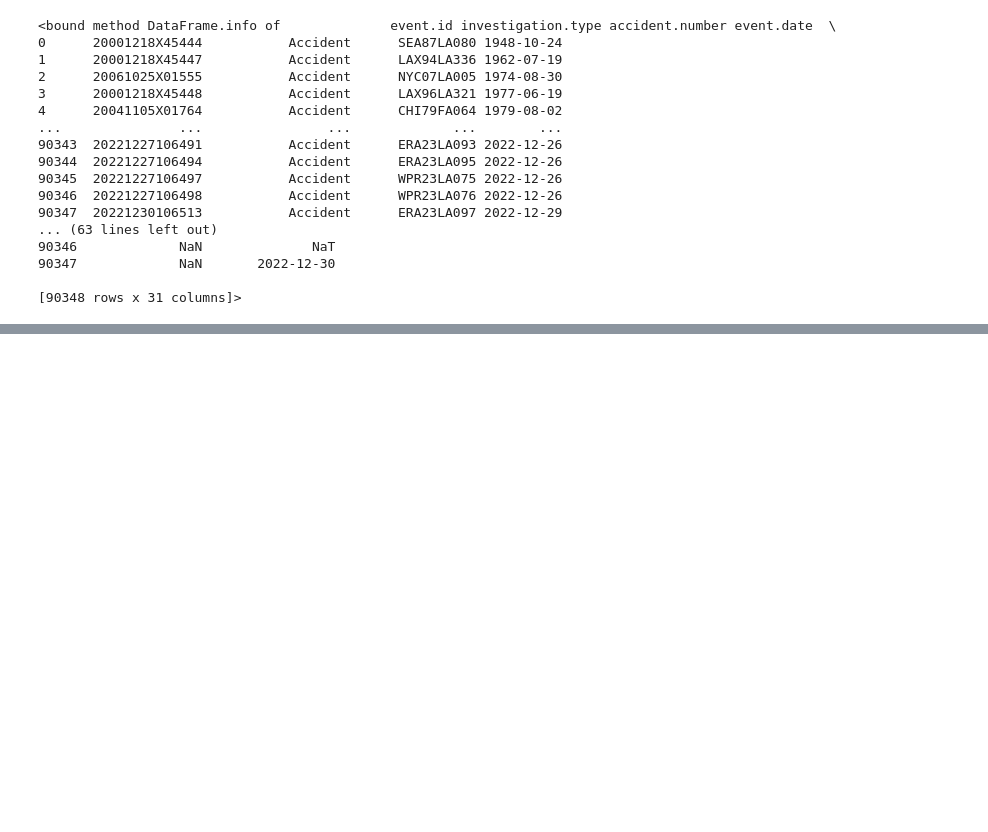
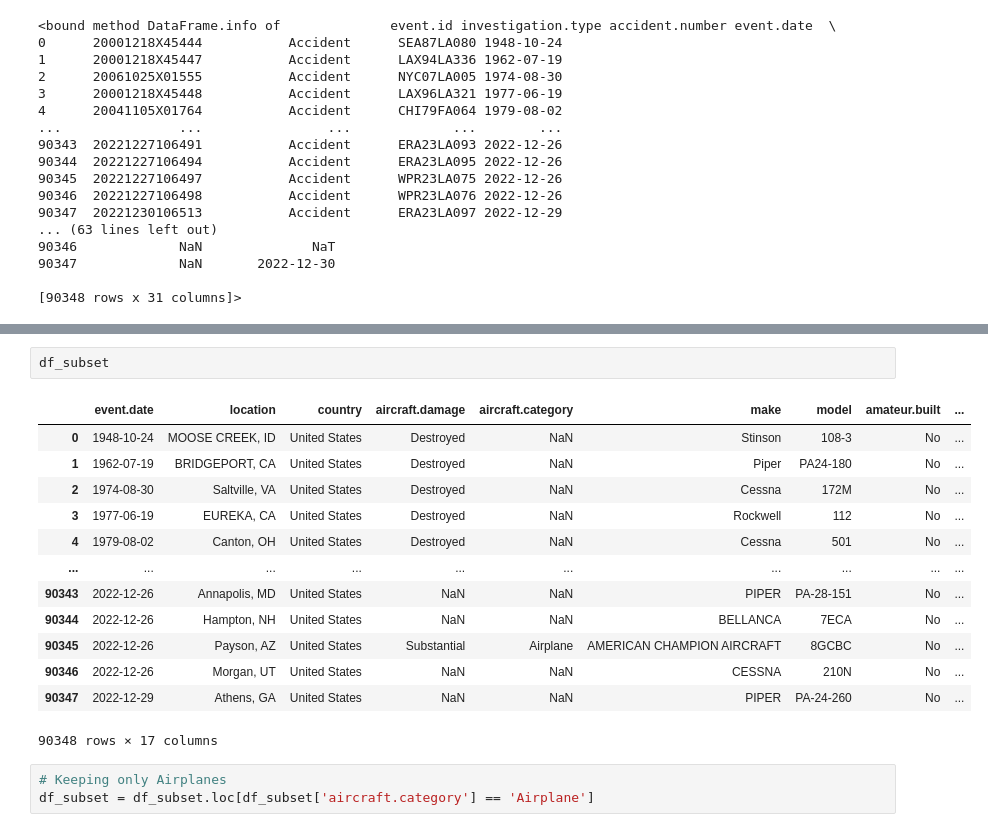
Before and after one commit to pyamin1878/Airline_DS_Project, a Jupyter notebook: Notebooks/student_working_notebook_pat.ipynb, the cells around one changed output, grey strips where cells are left out. Drawn from its saved outputs; the diff is of its cells as text; blank space fills up the shorter version.

```diff
--- a/Notebooks/student_working_notebook_pat.ipynb
+++ b/Notebooks/student_working_notebook_pat.ipynb
@@ -189,0 +252,19 @@ memory usage: 15.2+ MB
+# %%
+df_subset
+# %% [output]
+|  | event.date | location | country | aircraft.damage | aircraft.category | make | model | amateur.built | ... |
+| 0 | 1948-10-24 | MOOSE CREEK, ID | United States | Destroyed | NaN | Stinson | 108-3 | No | ... |
+| 1 | 1962-07-19 | BRIDGEPORT, CA | United States | Destroyed | NaN | Piper | PA24-180 | No | ... |
+| 2 | 1974-08-30 | Saltville, VA | United States | Destroyed | NaN | Cessna | 172M | No | ... |
+| 3 | 1977-06-19 | EUREKA, CA | United States | Destroyed | NaN | Rockwell | 112 | No | ... |
+| 4 | 1979-08-02 | Canton, OH | United States | Destroyed | NaN | Cessna | 501 | No | ... |
+| ... | ... | ... | ... | ... | ... | ... | ... | ... | ... |
+| 90343 | 2022-12-26 | Annapolis, MD | United States | NaN | NaN | PIPER | PA-28-151 | No | ... |
+| 90344 | 2022-12-26 | Hampton, NH | United States | NaN | NaN | BELLANCA | 7ECA | No | ... |
+| 90345 | 2022-12-26 | Payson, AZ | United States | Substantial | Airplane | AMERICAN CHAMPION AIRCRAFT | 8GCBC | No | ... |
+| 90346 | 2022-12-26 | Morgan, UT | United States | NaN | NaN | CESSNA | 210N | No | ... |
+| 90347 | 2022-12-29 | Athens, GA | United States | NaN | NaN | PIPER | PA-24-260 | No | ... |
+90348 rows × 17 columns
+# %%
+# Keeping only Airplanes
+df_subset = df_subset.loc[df_subset['aircraft.category'] == 'Airplane']
```
Also changed, not shown: parts of 48 cells of this notebook.
